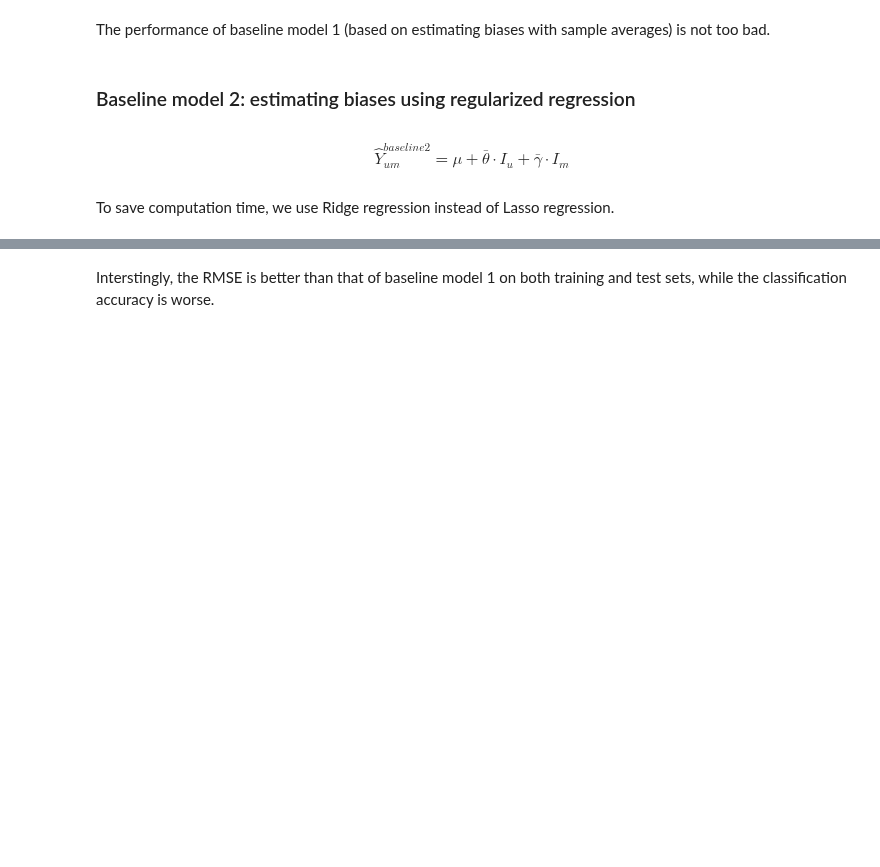
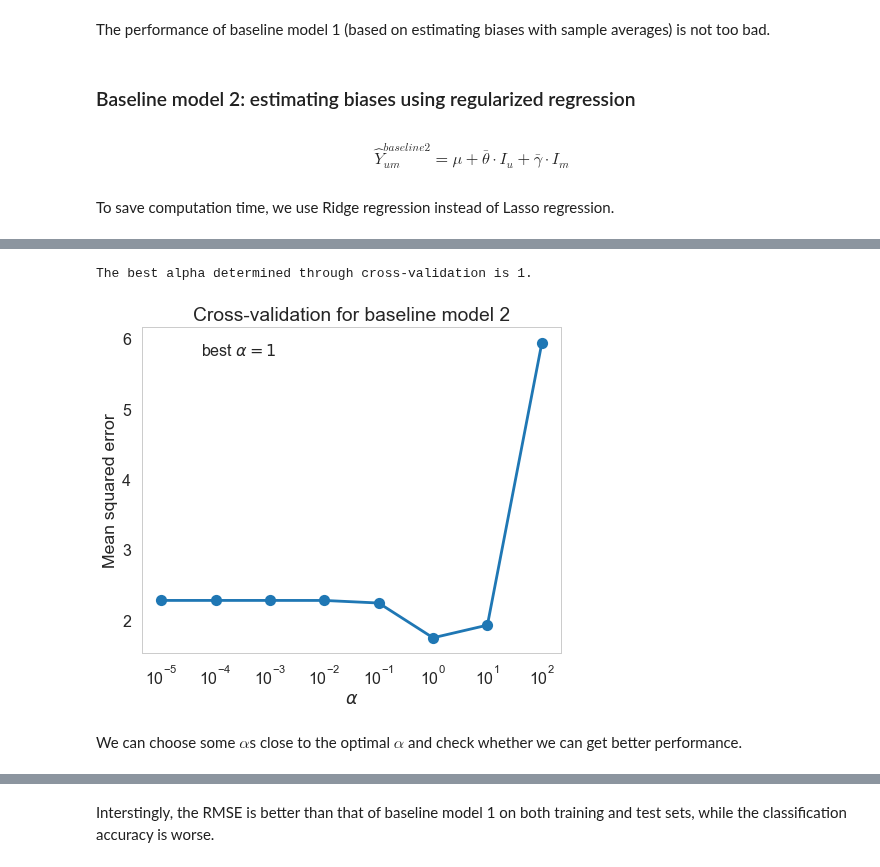
Before and after one commit to xuwd11/Recommender_Systems, a Jupyter notebook: 04_collaborative_filtering_modeling.ipynb, the cells around one changed output, grey strips where cells are left out. Cells and saved outputs as stored; diff of their text form; code cells hidden in the pictures; blank space fills up the shorter version.

```diff
--- a/04_predictive_modeling_Champaign.ipynb
+++ b/04_collaborative_filtering_modeling.ipynb
@@ -371,7 +371,5 @@ We can either interpret the system as a regression question and evaluate the res
 %%time
 alphas = [10**(i-5) for i in range(8)]
 gs1 = GridSearchCV(BaselineRegression(classification=False), param_grid={'alpha':alphas}, scoring='neg_mean_squared_error', \
-                  cv=5, return_train_score=True).fit(X_train, y_train)
-gs2 = GridSearchCV(BaselineRegression(classification=True), param_grid={'alpha':alphas}, scoring='accuracy', \
-                  cv=5, return_train_score=True).fit(X_train, y_train)
+                  cv=3, return_train_score=True).fit(X_train, y_train)
 # %% [output]
@@ -378,0 +377,18 @@ Wall time: 4.66 s
+# %%
+best_alpha1 = alphas[np.argmax(gs1.cv_results_['mean_test_score'])]
+print('The best alpha determined through cross-validation is {}.'.format(best_alpha1))
+
+plt.figure(figsize=(7.5, 6))
+plt.errorbar(alphas, -gs1.cv_results_['mean_test_score'], gs1.cv_results_['std_test_score'], fmt='o-');
+plt.semilogx(alphas, -gs1.cv_results_['mean_test_score'], alpha=0, label=r'best $\alpha = {}$'.format(best_alpha1));
+plt.xlabel(r'$\alpha$');
+plt.ylabel('Mean squared error');
+plt.legend();
+plt.title('Cross-validation for baseline model 2');
+
+plt.savefig(fig_dir + 'bm2_cv_alpha1.png', bbox_inches='tight')
+# %% [output]
+The best alpha determined through cross-validation is 1.
+[figure, added]
+# %% [markdown]
+We can choose some $\alpha$s close to the optimal $\alpha$ and check whether we can get better performance.
```
Also changed, not shown: parts of 29 cells of this notebook, 41 other files.
